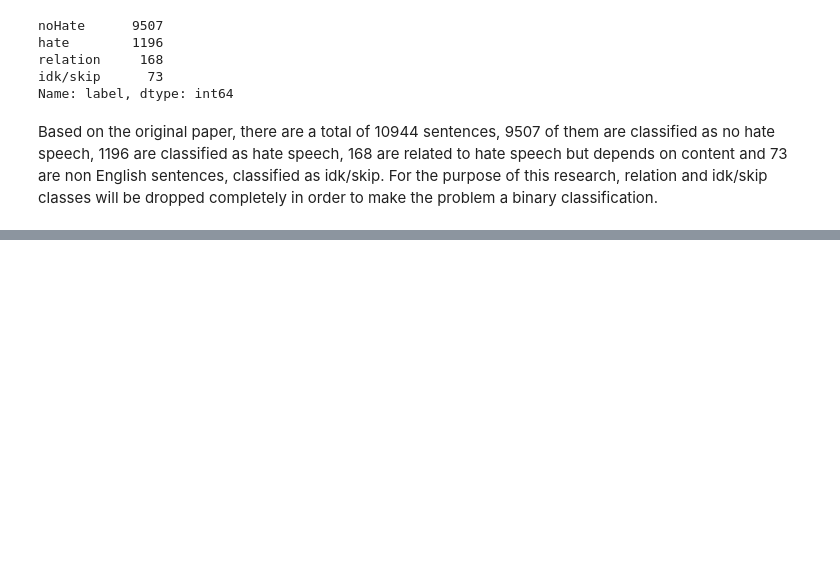
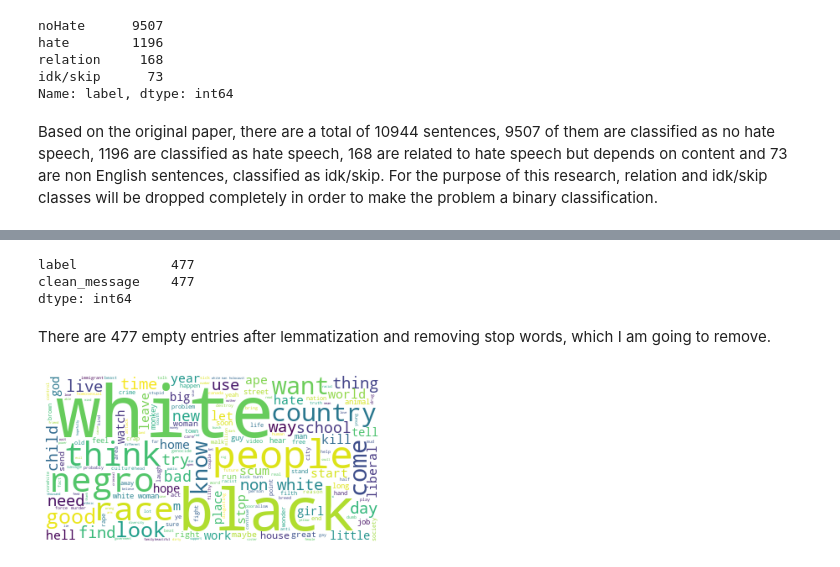
Before and after one commit to dmegkos/MSc-Dissertation-DS-2022, a Jupyter notebook: Thesis_Project.ipynb, the cells around one changed output, grey strips where cells are left out. Drawn from its saved outputs; the diff is of its cells as text; code cells hidden in the pictures; blank space fills up the shorter version.

```diff
--- a/Thesis_Project.ipynb
+++ b/Thesis_Project.ipynb
@@ -81,0 +117,16 @@ cleanPosts
+# %%
+# Get English words from NLTK
+#nltk.download('words')
+words = set(nltk.corpus.words.words())
+# Instantiate SpaCy's English module
+nlp = spacy.load('en_core_web_sm')
+# Remove default stop words and lemmatize each sentence
+cleanPosts['clean_message'] = cleanPosts.message.apply(
+    lambda text:
+        " ".join(
+            token.lemma_.lower() for token in nlp(text)
+                if token.lemma_.lower() not in nlp.Defaults.stop_words and token.is_alpha and token.lemma_.lower() in words
+        )
+)
+# Drop old sentences
+cleanPosts.drop(columns='message', inplace=True)
@@ -81,0 +153,24 @@ cleanPosts
+# %%
+# Check for empty strings and remove
+cleanPosts[cleanPosts['clean_message'] == ''].count()
+# %% [output]
+label            477
+clean_message    477
+dtype: int64
+# %% [markdown]
+There are 477 empty entries after lemmatization and removing stop words, which I am going to remove.
+# %%
+# Drop rows where 'clean_message' is an empty string
+# Get index
+idx = cleanPosts[cleanPosts['clean_message'] == ''].index
+# Drop rows based on index
+cleanPosts.drop(index=idx, inplace=True)
+# %%
+# WordCloud for cleaned posts classified as hate
+wc_hate_clean = WordCloud(stopwords=STOPWORDS, background_color='white').generate(' '.join(cleanPosts['clean_message'][cleanPosts['label']=='hate']))
+# Generate plot
+plt.imshow(wc_hate_clean)
+plt.axis("off")
+plt.show()
+# %% [output]
+[figure, added]
```
Also changed, not shown: parts of 19 cells of this notebook.
